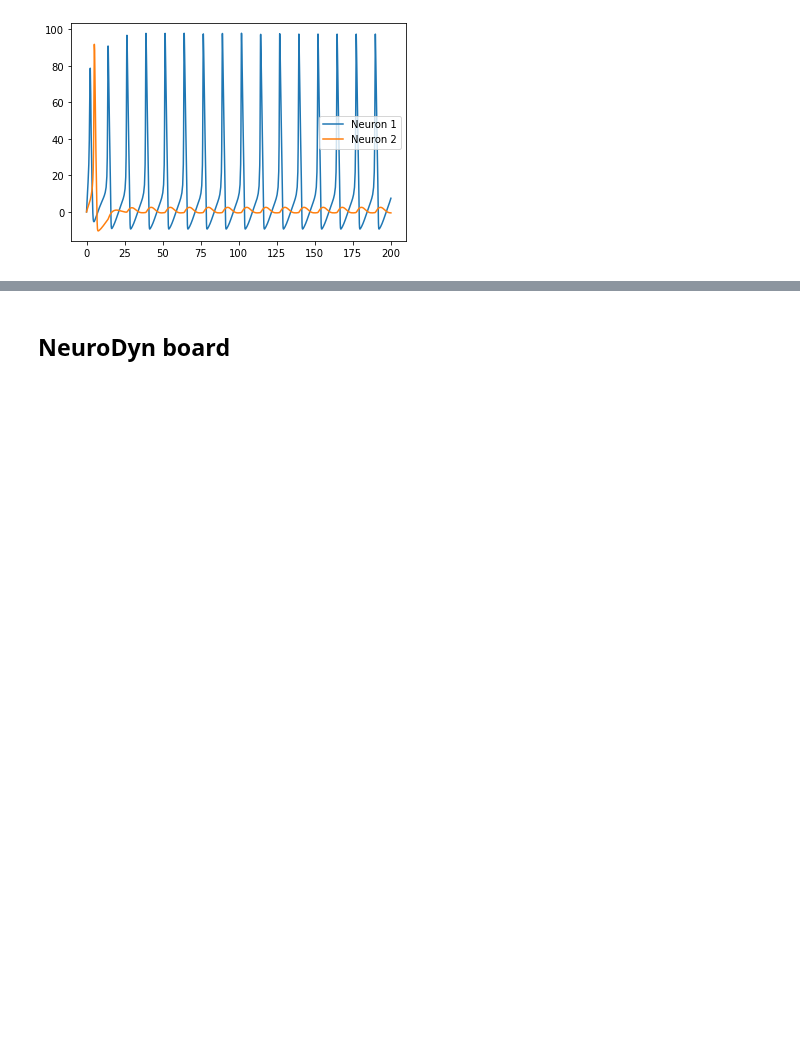
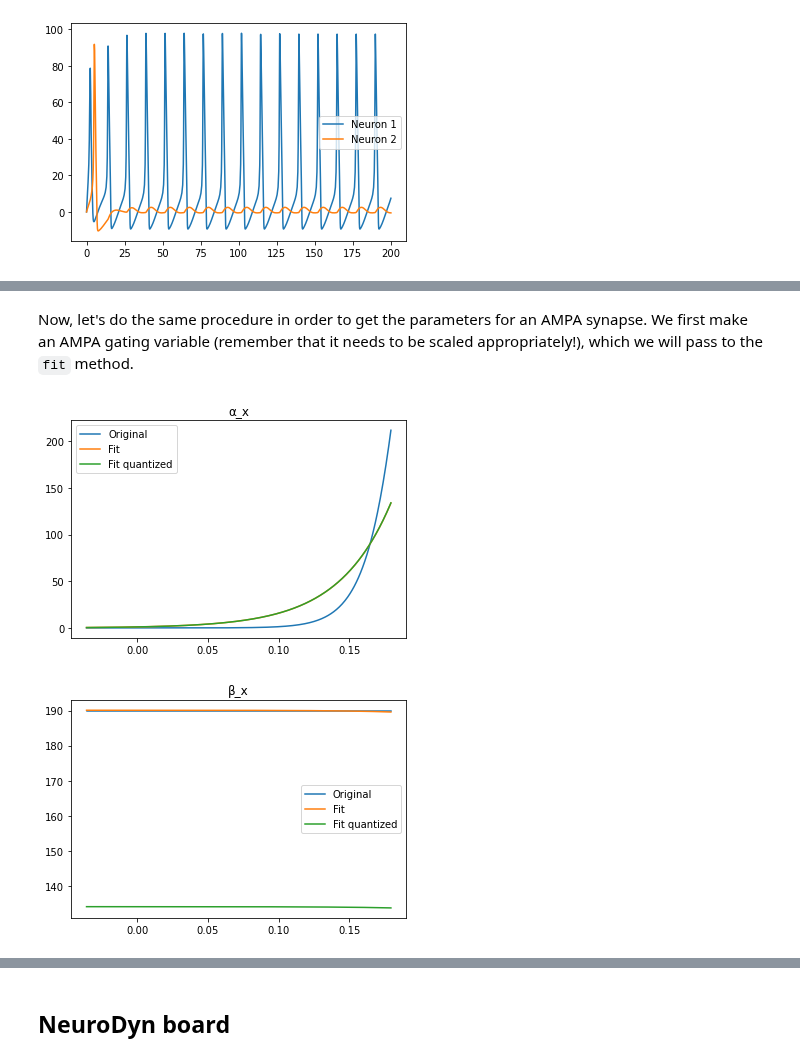
Before and after one commit to lukaribar/telluride-21, a Jupyter notebook: Designing neuronal networks.ipynb, the cells around one changed output, grey strips where cells are left out. Saved outputs shown, nothing was run; the diff lists cells and outputs as text; code cells hidden in the pictures; blank space fills up the shorter version.

```diff
--- a/Designing neuronal networks.ipynb
+++ b/Designing neuronal networks.ipynb
@@ -185,0 +180,36 @@ Ib = fit_obj.fit([r])
+# %%
+# Fit Hodgkin-Huxley model
+
+scl_v = 3 # voltage scaling
+
+# Hodgkin-Huxley model we want to fit to
+hh_neuron = HHModel(scl_v = scl_v, SI_units = True)
+
+# Create a fitting object and obtain the initial fit
+fit_obj = FitND(hh_neuron)
+
+weights = fit_obj.fit()
+
+g0 = [120e-3,36e-3,0.3e-3] # maximal conductances
+E0 = [120e-3,-12e-3,10.6e-3] # reversal potentials
+
+dIb, dg, dE = fit_obj.quantize(weights, g0, E0)
+dIb[2][1] = dIb[2][1]*15
+
+I_master = fit_obj.I_master
+I_voltage = fit_obj.I_voltage
+
+V_ref = 0.9
+
+ND = NeuroDynModel(dg, dE, dIb, V_ref, I_voltage, I_master)
+# %% [markdown]
+Now, let's do the same procedure in order to get the parameters for an AMPA synapse. We first make an AMPA gating variable (remember that it needs to be scaled appropriately!), which we will pass to the `fit` method.
+# %%
+# Fit AMPA gating variable
+r = AMPA(scl_v = scl_v, SI_units = True)
+
+# Fit weights to AMPA
+weights = fit_obj.fit([r], plot_alpha_beta = True) # note that gating variables are passed in a list
+# %% [output]
+[figure, added]
+[figure, added]
```
Also changed, not shown: parts of 6 cells of this notebook, 2 other files.
